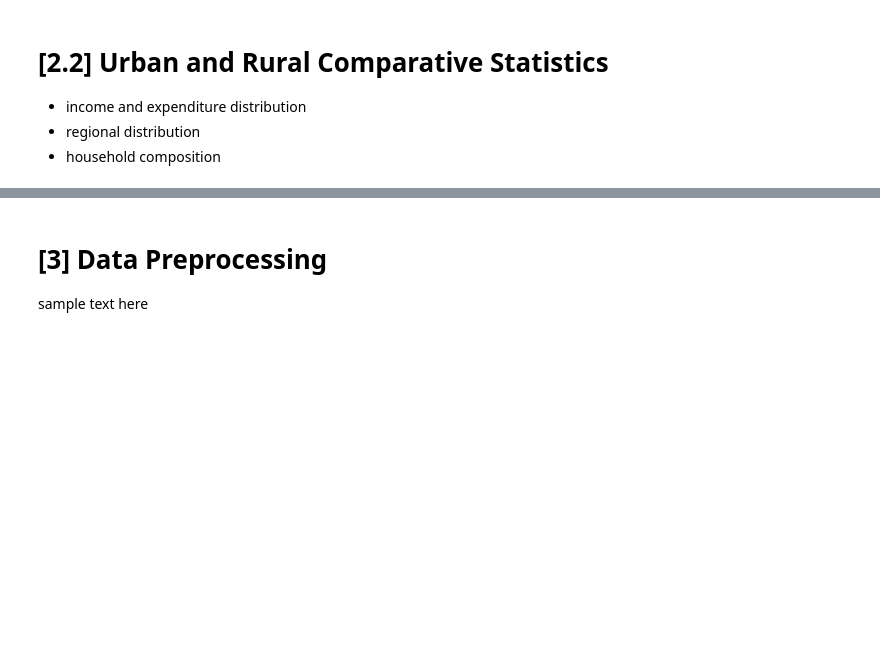
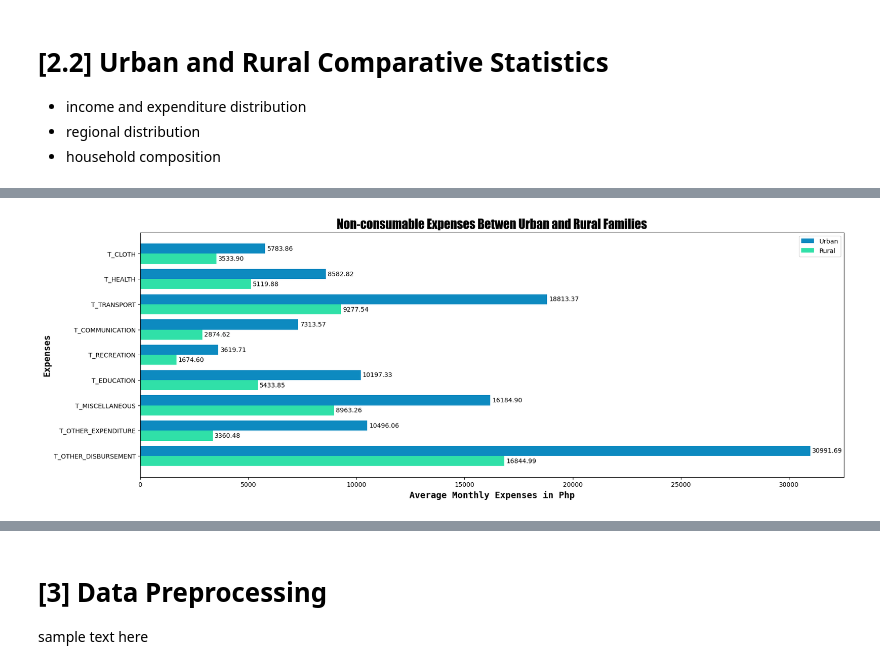
Before and after one commit to NebulaRojo9/STINTSY-MCO, a Jupyter notebook: Group2_nb.ipynb, the cells around one changed output, grey strips where cells are left out. Cells and saved outputs as stored; diff of their text form; code cells hidden in the pictures; blank space fills up the shorter version.

```diff
--- a/Group2_nb.ipynb
+++ b/Group2_nb.ipynb
@@ -174,0 +171,9 @@ plt.show()
+# %%
+categories = ["T_CLOTH", "T_HEALTH", "T_TRANSPORT", "T_COMMUNICATION", "T_RECREATION", "T_EDUCATION", "T_MISCELLANEOUS", "T_OTHER_EXPENDITURE", "T_OTHER_DISBURSEMENT"]
+n = len(categories)
+urban = urban_T_mean_sr[categories]
+rural = rural_T_mean_sr[categories]
+title = "Non-consumable Expenses Betwen Urban and Rural Families"
+compareChart(n, categories, 20, 7, urban, rural, title)
+# %% [output]
+[figure, added]
```
Also changed, not shown: parts of 3 cells of this notebook, 1 other file.
